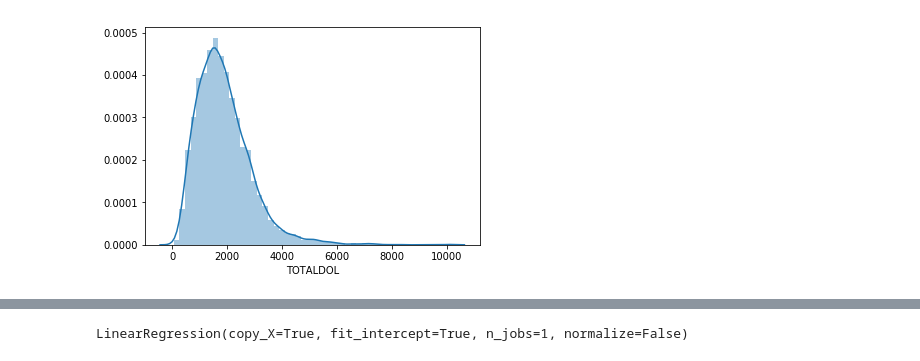
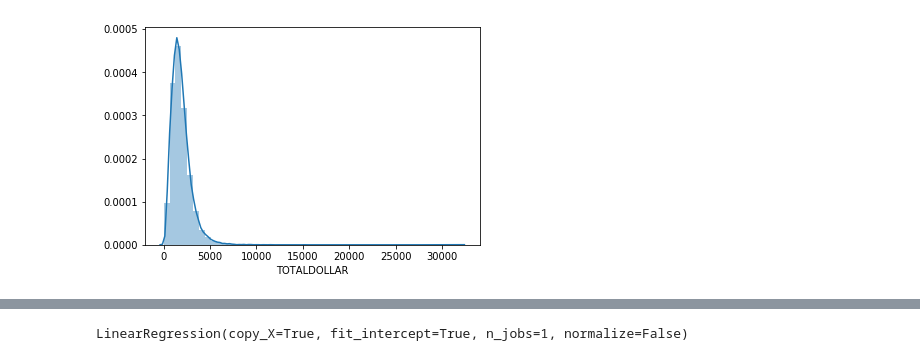
Before and after one commit to sigmanudude/ResidentialEnergyPrediction, a Jupyter notebook: Linearmodel_pricing.ipynb, the cells around one changed output, grey strips where cells are left out. Saved outputs shown, nothing was run; the diff lists cells and outputs as text; code cells hidden in the pictures.

```diff
--- a/Linearmodel_pricing.ipynb
+++ b/Linearmodel_pricing.ipynb
@@ -30,3 +28,7 @@ dataset=read_csv(filename)
+# %%
+import os
+filename = os.path.join("dataforfinalproject","RECS_COMBINED_DATA.csv")
+dataset=read_csv(filename)
 # %%
 dataset.describe()
 # %% [output]
@@ -75,2 +44,0 @@ dataset.head()
-# %%
-dataset=dataset.drop(columns=['DOEID','METROMICRO','UATYP10','CLIMATE_REGION_PUB','IECC_CLIMATE_PUB','NGXBTU'])
@@ -499,5 +100,5 @@ dataset.head()
 # %%
-sns.distplot(dataset['TOTALDOL']);
+sns.distplot(dataset['TOTALDOLLAR']);
 # %% [output]
-[figure, old version]
+[figure, new version]
 # %%
```
Also changed, not shown: parts of 23 cells of this notebook.
